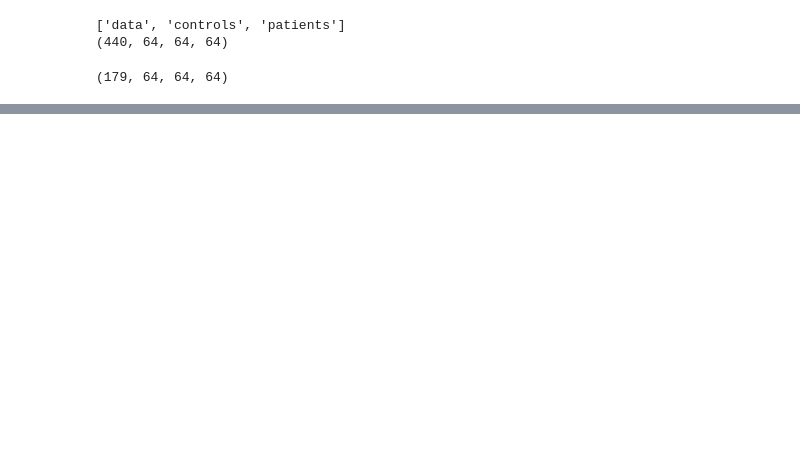
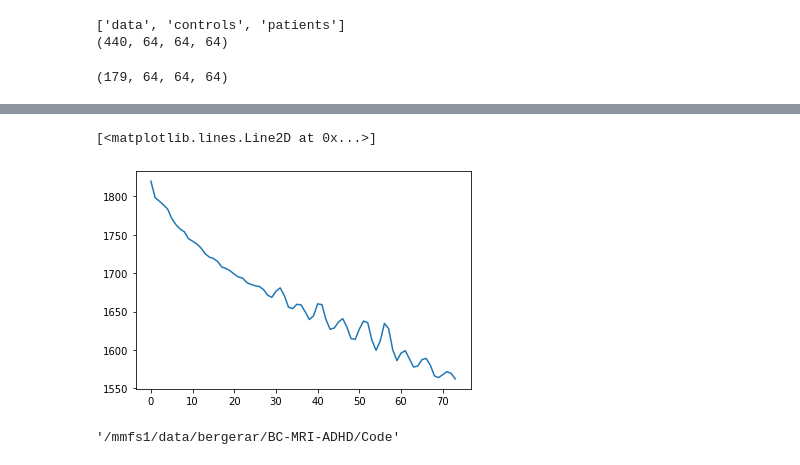
Before and after one commit to Aglinskas/BC-MRI-ADHD, a Jupyter notebook: Code/005-train-CVAE-AA.ipynb, the cells around one changed output, grey strips where cells are left out. Drawn from its saved outputs; the diff is of its cells as text; code cells hidden in the pictures; blank space fills up the shorter version.

```diff
--- a/Code/005-train-CVAE-AA.ipynb
+++ b/Code/005-train-CVAE-AA.ipynb
@@ -126,6 +172,10 @@ Text(0.5, 1.0, 'prediction')
 # %%
-# Make a Data loader
-
-#dataloader_vae.get_batch()
-#dataloader_cae.get_patient_batch()
-#dataloader_cae.get_control_batch()
+from matplotlib import pyplot as plt
+plt.plot(loss)
+# %% [output]
+[<matplotlib.lines.Line2D at 0x...>]
+[figure, added]
+# %%
+pwd
+# %% [output]
+'/mmfs1/data/bergerar/BC-MRI-ADHD/Code'
```
Also changed, not shown: parts of 11 cells of this notebook, 1 other file.
